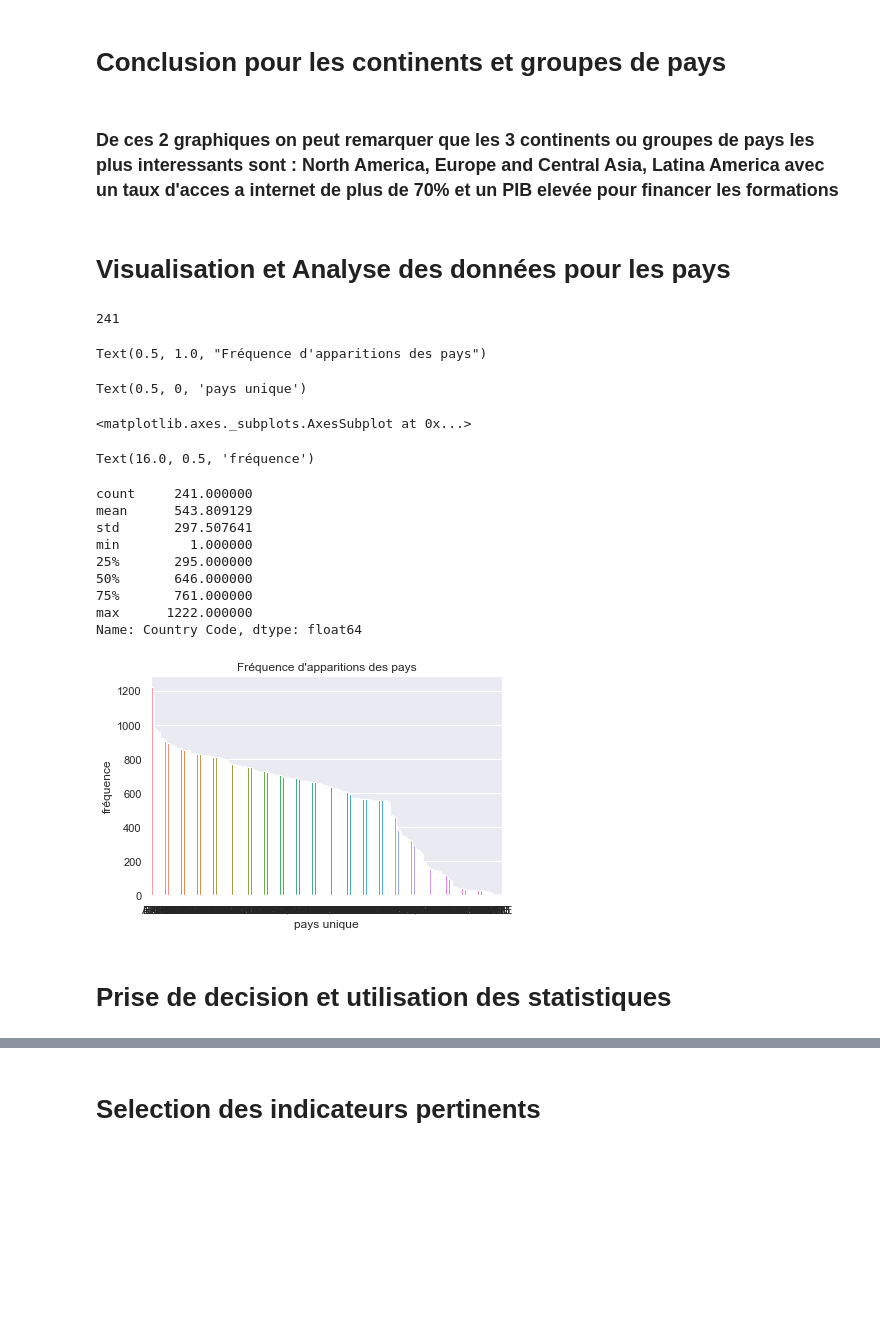
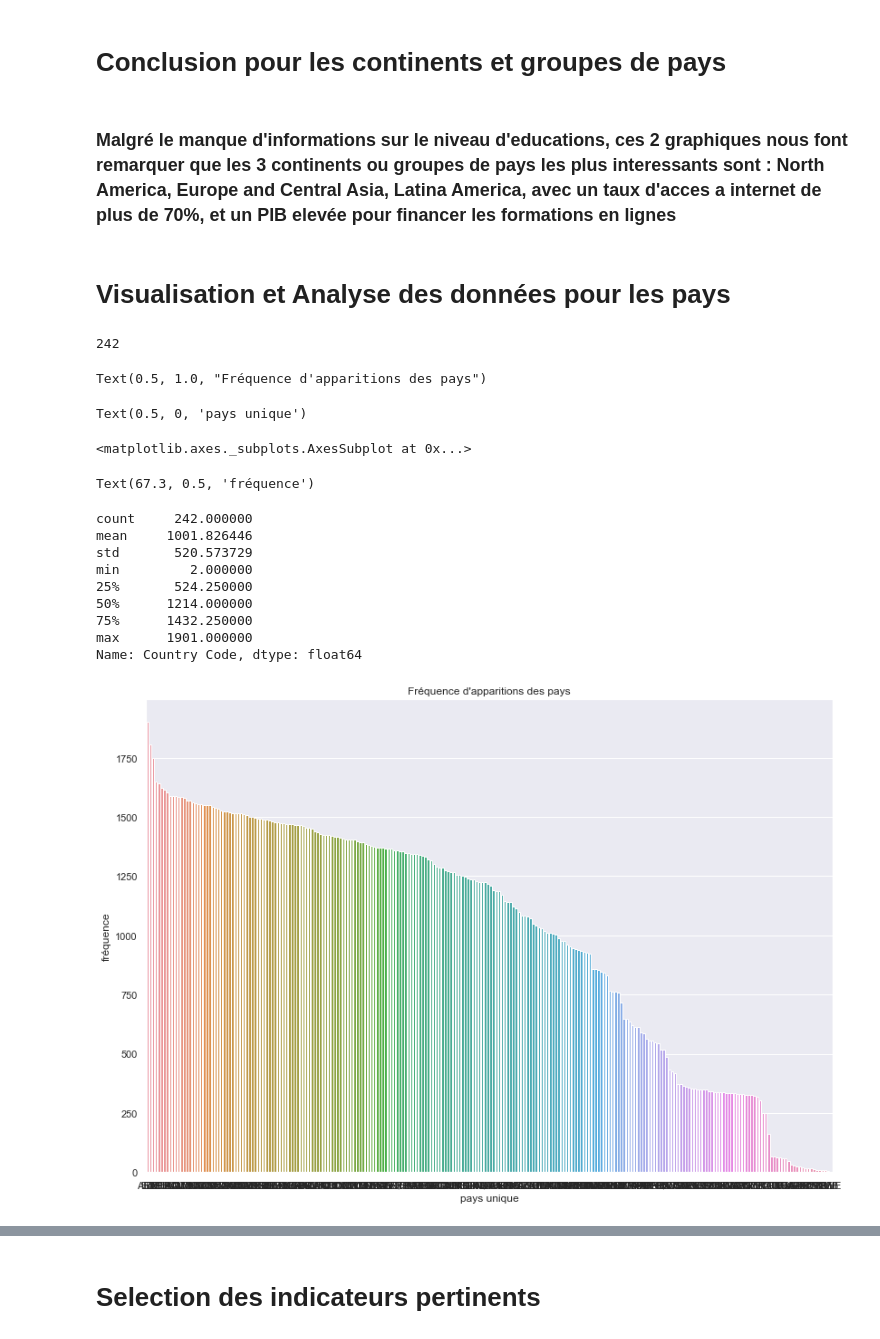
Before and after one commit to axibord/Data_Science, a Jupyter notebook: Test_solo2.ipynb, the cells around one changed output, grey strips where cells are left out. Saved outputs shown, nothing was run; the diff lists cells and outputs as text; code cells hidden in the pictures; blank space fills up the shorter version.

```diff
--- a/Test_solo2.ipynb
+++ b/Test_solo2.ipynb
@@ -21,0 +26,8 @@ data = pd.read_csv('data/EdStatsData.csv')
+# %%
+# Lecture de la data  :
+
+data_0 = pd.read_csv('data/EdStatsData.csv')
+data_1 = pd.read_csv('data/EdStatsCountry-Series.csv')
+data_2 = pd.read_csv('data/EdStatsCountry.csv')
+data_3 = pd.read_csv('data/EdStatsFootNote.csv')
+data_4 = pd.read_csv('data/EdStatsSeries.csv')
@@ -101,4 +234,9 @@ Name: Indicator Name, dtype: int64
 # %%
+# on plot les continents en fonction du taux d'utilisaiton d'internet
+# il n'ya pas de groupes de pays car on a pas l'information sur les indicateurs choisis.
 # on pourrait considerer que au dela de 60% le continent ou le groupe de pays peut etre interessant a cibler
-a= sns.barplot(x='Country Code',y='Internet users (per 100 people)',data=data_cont_all)
+sns.set(rc={'figure.figsize':(11.7,8.27)})
+
+a= sns.barplot(x='Country Name',y='Internet users (per 100 people)',data=data_principale_2010_cont)
+plt.title("L'accés a internet selon le continent (2015)")
 # %% [output]
@@ -111,47 +262,45 @@ b= sns.barplot(x='Country Code',y='GDP per capita (current US$)',data=data_cont_
 # %% [markdown]
 # Conclusion pour les continents et groupes de pays
 # %% [markdown]
-### De ces 2 graphiques on peut remarquer que les 3 continents ou groupes de pays les plus interessants sont : North America, Europe and Central Asia, Latina America avec un taux d'acces a internet de plus de 70% et un PIB elevée pour financer les formations
+###  Malgré le manque d'informations sur le niveau d'educations,  ces 2 graphiques nous font remarquer que les 3 continents ou groupes de pays les plus interessants sont : North America, Europe and Central Asia, Latina America, avec un taux d'acces a internet de plus de 70%, et un PIB elevée pour financer les formations en lignes
 # %% [markdown]
 # Visualisation et Analyse des données pour les pays
 # %%
 
-# on voit qu'il ya 241 pays uniques
-alpha = data['Country Code'].unique()
-alpha.size
+# on voit qu'il ya 242 pays uniques
+pays_unique = data_principale_2010['Country Code'].unique()
+pays_unique.size
 
 # on plot le graphe pour voir la féquence d'apparition des pays
 plt.title("Fréquence d'apparitions des pays")
-beta = data['Country Code'].value_counts()
+beta = data_principale_2010['Country Code'].value_counts()
 plt.xlabel("pays unique")
 
-sns.barplot(x=alpha,y=beta,data=data)
+sns.barplot(x=pays_unique,y=beta,data=data_principale_2010)
 plt.tight_layout()
 plt.ylabel("fréquence")
 
-# les statistiques descriptives et le graphe nous confirme que 75% des données ont une fréquence d'apparition elevéé et seulement 25% ont une fréquence faible
-# donc on peut se permettre d'enelver les 25% de données qui ont une faible apparition.
-data['Country Code'].value_counts().describe()
+# les statistiques descriptives et le graphe nous confirme que 75% des pays ont une fréquence d'apparition elevéé et seulement 25% ont une fréquence faible
+# donc on peut se permettre d'enelver les 25% de pays qui ont une faible apparition.
+data_principale_2010['Country Code'].value_counts().describe()
 
 #Je choisis donc de prendre seulement les pays avec une fréquence d'apparitions de 500 et plus pour prendre la majeur partie de nos données
-test=data.groupby('Country Code').filter(lambda x: x['Country Code'].size>=500)
+test=data_principale_2010.groupby(['Country Code','Country Name']).filter(lambda x: x['Country Code'].size>=600)
 # %% [output]
-241
+242
 Text(0.5, 1.0, "Fréquence d'apparitions des pays")
 Text(0.5, 0, 'pays unique')
 <matplotlib.axes._subplots.AxesSubplot at 0x...>
-Text(16.0, 0.5, 'fréquence')
+Text(67.3, 0.5, 'fréquence')
-count     241.000000
-mean      543.809129
-std       297.507641
-min         1.000000
-25%       295.000000
-50%       646.000000
-75%       761.000000
-max      1222.000000
+count     242.000000
+mean     1001.826446
+std       520.573729
+min         2.000000
+25%       524.250000
+50%      1214.000000
+75%      1432.250000
+max      1901.000000
 Name: Country Code, dtype: float64
-[figure, old version]
+[figure, new version]
-# %% [markdown]
-# Prise de decision et utilisation des statistiques
 # %%
 
```
Also changed, not shown: parts of 21 cells of this notebook.
